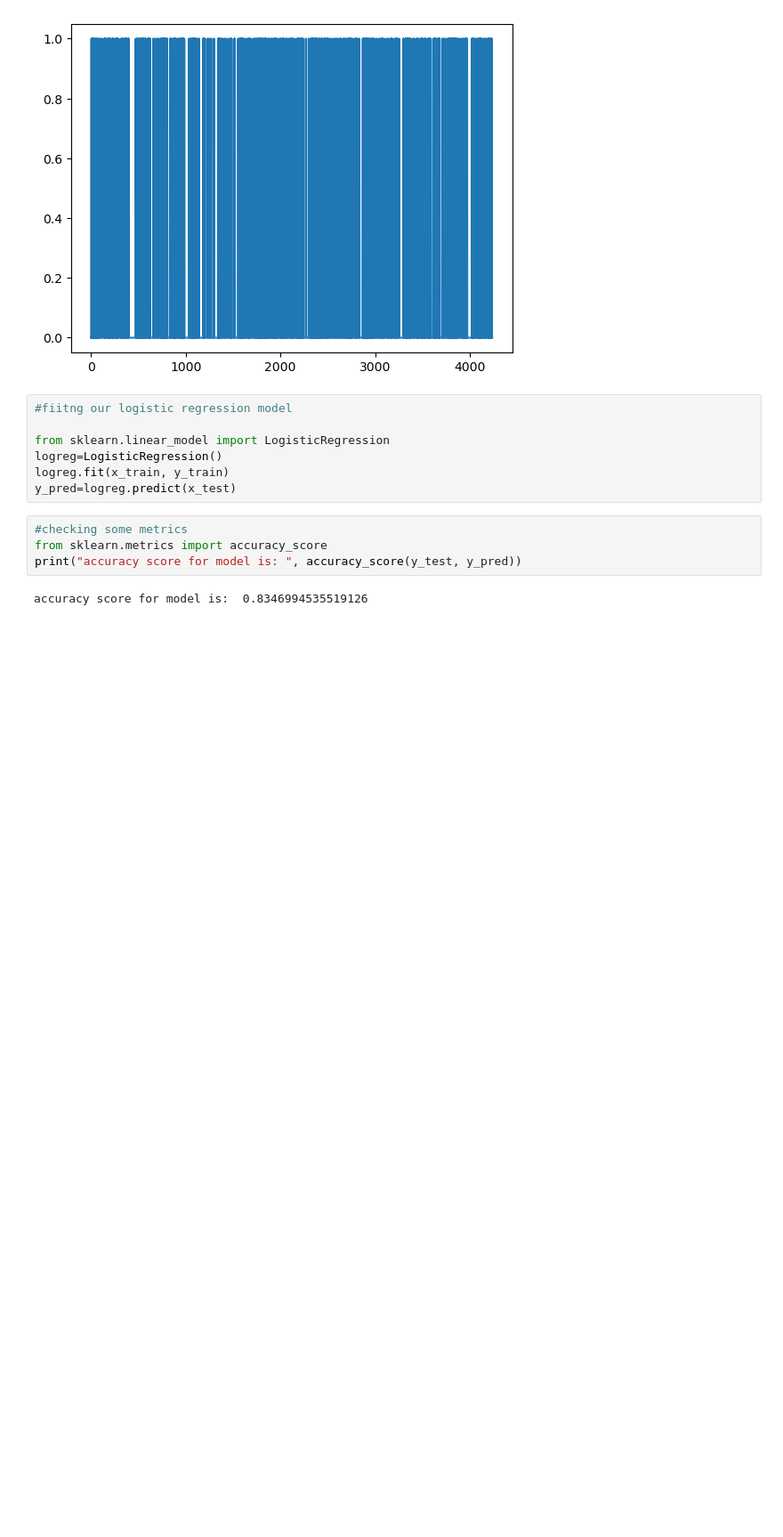
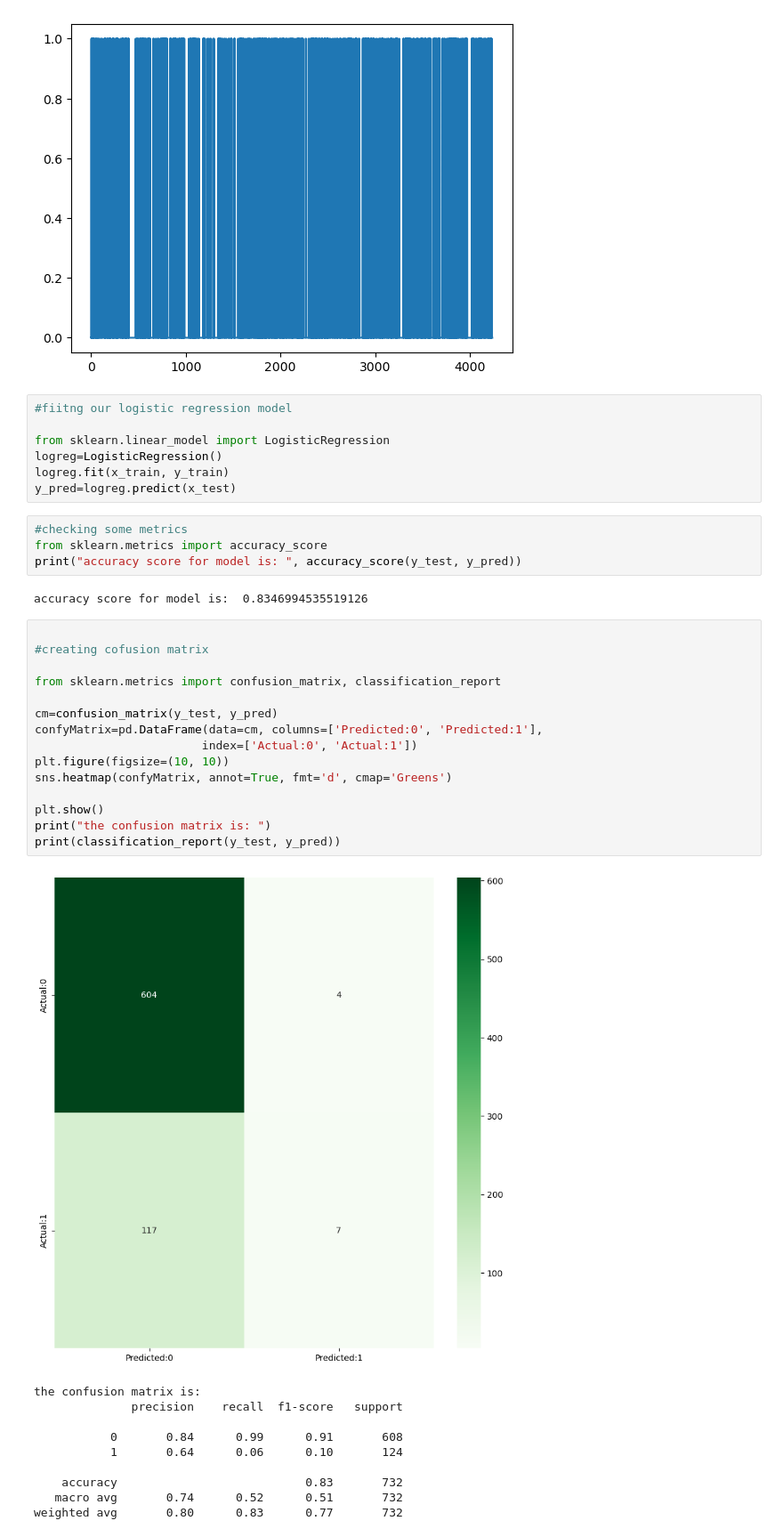
Before and after one commit to Karush2807/Ml-Projects, a Jupyter notebook: heartDisease Prediction/main.ipynb, the cells around one changed output. Shown: that part at 89% size. Cells and saved outputs as stored; diff of their text form; blank space fills up the shorter version.

```diff
--- a/heartDisease Prediction/main.ipynb
+++ b/heartDisease Prediction/main.ipynb
@@ -161,3 +161,29 @@ from sklearn.metrics import accuracy_score
 print("accuracy score for model is: ", accuracy_score(y_test, y_pred))
 # %% [output]
 accuracy score for model is:  0.8346994535519126
+# %%
+
+#creating cofusion matrix
+
+from sklearn.metrics import confusion_matrix, classification_report
+
+cm=confusion_matrix(y_test, y_pred)
+confyMatrix=pd.DataFrame(data=cm, columns=['Predicted:0', 'Predicted:1'],
+                        index=['Actual:0', 'Actual:1'])
+plt.figure(figsize=(10, 10))
+sns.heatmap(confyMatrix, annot=True, fmt='d', cmap='Greens')
+
+plt.show()
+print("the confusion matrix is: ")
+print(classification_report(y_test, y_pred))
+# %% [output]
+[figure, added]
+the confusion matrix is:
+              precision    recall  f1-score   support
+
+           0       0.84      0.99      0.91       608
+           1       0.64      0.06      0.10       124
+
+    accuracy                           0.83       732
+   macro avg       0.74      0.52      0.51       732
+weighted avg       0.80      0.83      0.77       732
```
